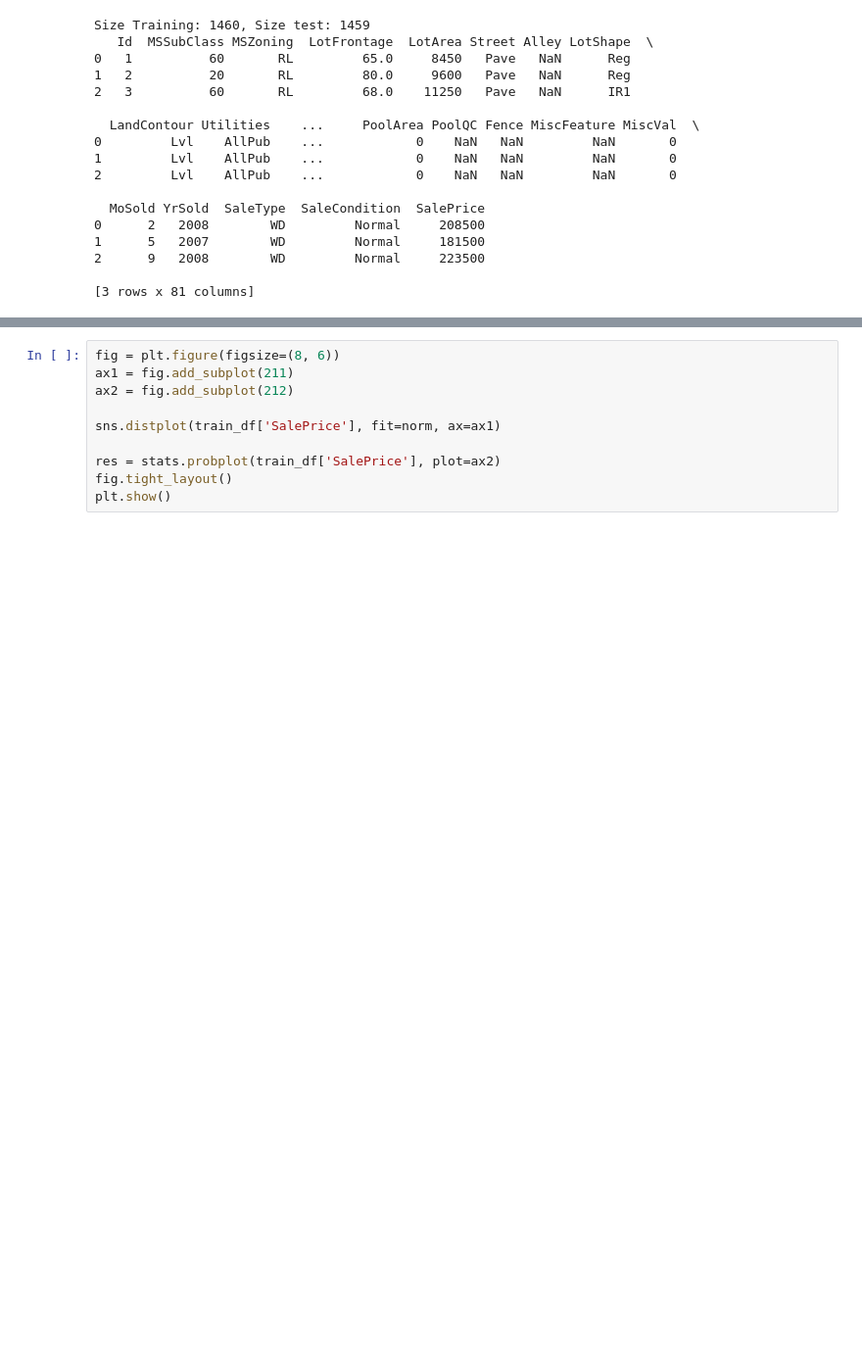
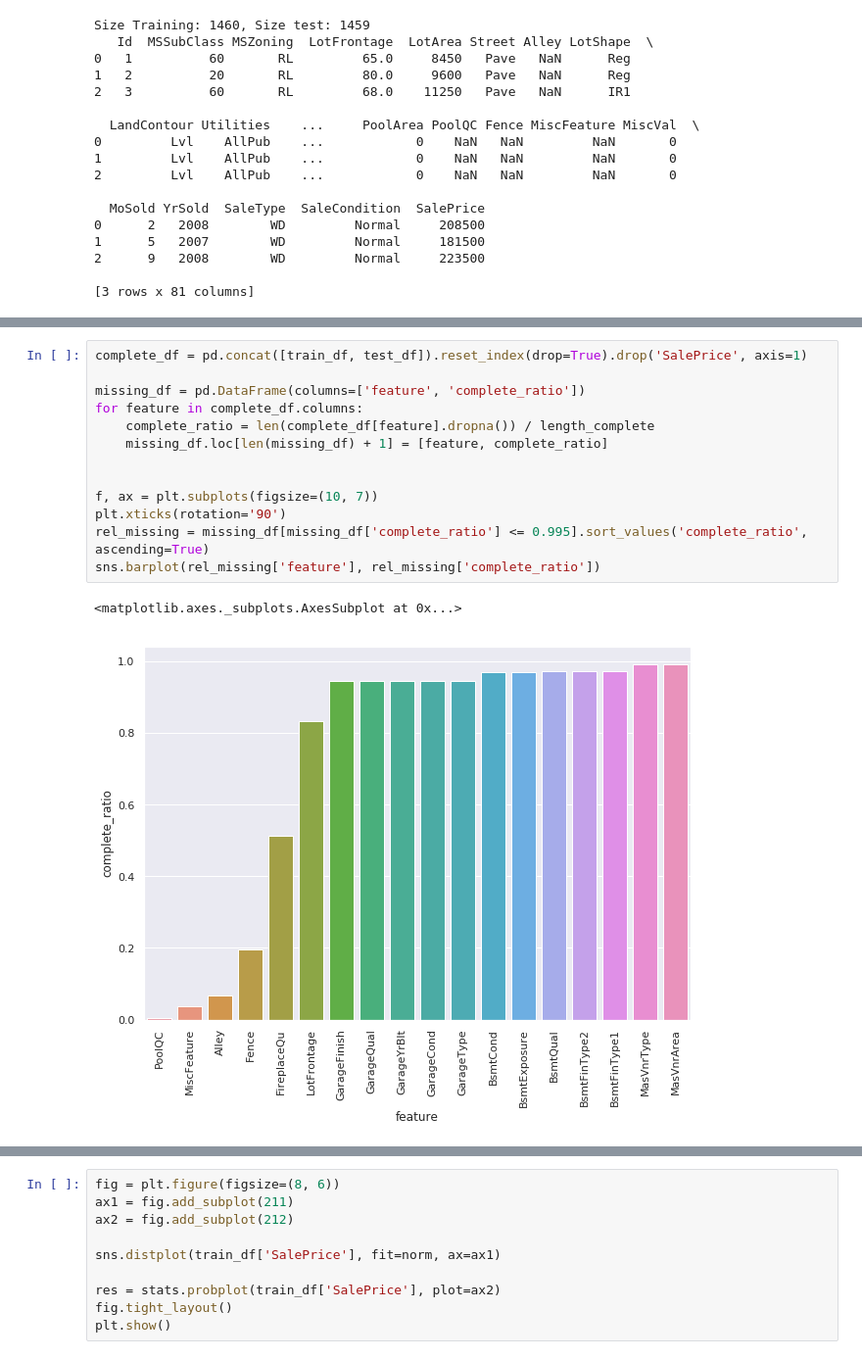
Before and after one commit to denmei/data-science-projects, a Jupyter notebook: HousePrices/HousePrices.ipynb, the cells around one changed output, grey strips where cells are left out. Shown at 98% size. Saved outputs shown, nothing was run; the diff lists cells and outputs as text; blank space fills up the shorter version.

Commit message:
Missing values handling for house prices.

```diff
--- a/HousePrices/HousePrices.ipynb
+++ b/HousePrices/HousePrices.ipynb
@@ -43,0 +59,16 @@ Size Training: 1460, Size test: 1459
+# %%
+complete_df = pd.concat([train_df, test_df]).reset_index(drop=True).drop('SalePrice', axis=1)
+
+missing_df = pd.DataFrame(columns=['feature', 'complete_ratio'])
+for feature in complete_df.columns:
+    complete_ratio = len(complete_df[feature].dropna()) / length_complete
+    missing_df.loc[len(missing_df) + 1] = [feature, complete_ratio]
+
+
+f, ax = plt.subplots(figsize=(10, 7))
+plt.xticks(rotation='90')
+rel_missing = missing_df[missing_df['complete_ratio'] <= 0.995].sort_values('complete_ratio', ascending=True)
+sns.barplot(rel_missing['feature'], rel_missing['complete_ratio'])
+# %% [output]
+<matplotlib.axes._subplots.AxesSubplot at 0x...>
+[figure, added]
```
Also changed, not shown: parts of 8 cells of this notebook.
